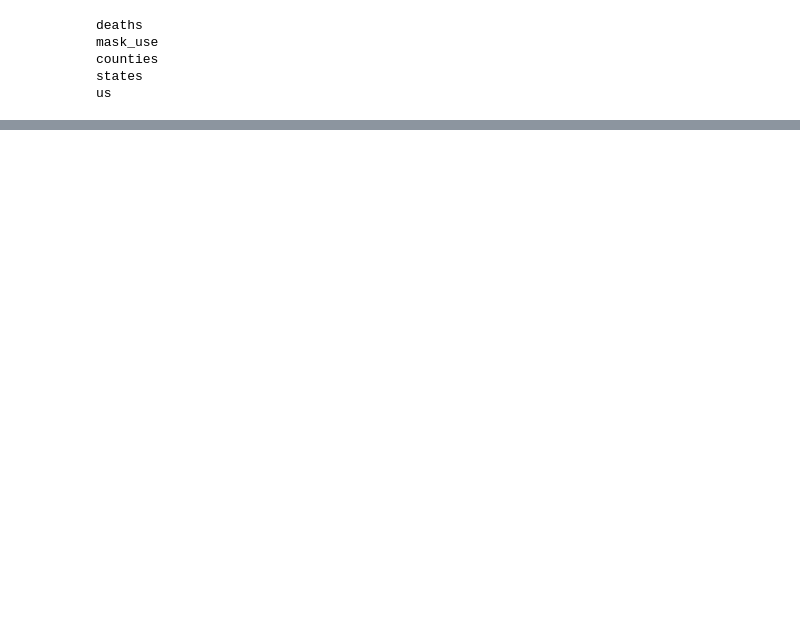
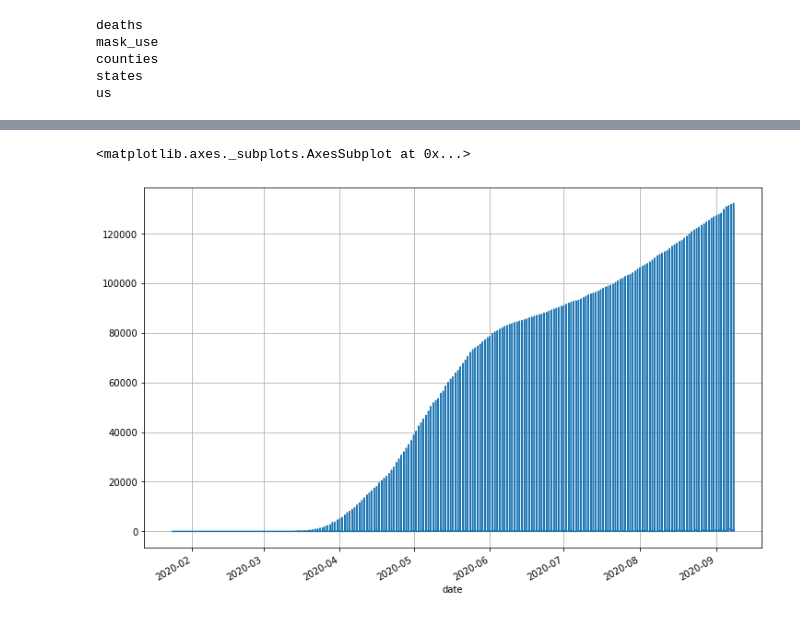
Before and after one commit to nytimes/covid-19-data, a Jupyter notebook: 01_nyt_explore.ipynb, the cells around one changed output, grey strips where cells are left out. Drawn from its saved outputs; the diff is of its cells as text; code cells hidden in the pictures; blank space fills up the shorter version.

```diff
--- a/01_nyt_explore.ipynb
+++ b/01_nyt_explore.ipynb
@@ -60,0 +214,5 @@ us
+# %%
+df.cases.plot(grid=True)
+# %% [output]
+<matplotlib.axes._subplots.AxesSubplot at 0x...>
+[figure, added]
```
Also changed, not shown: parts of 12 cells of this notebook.
